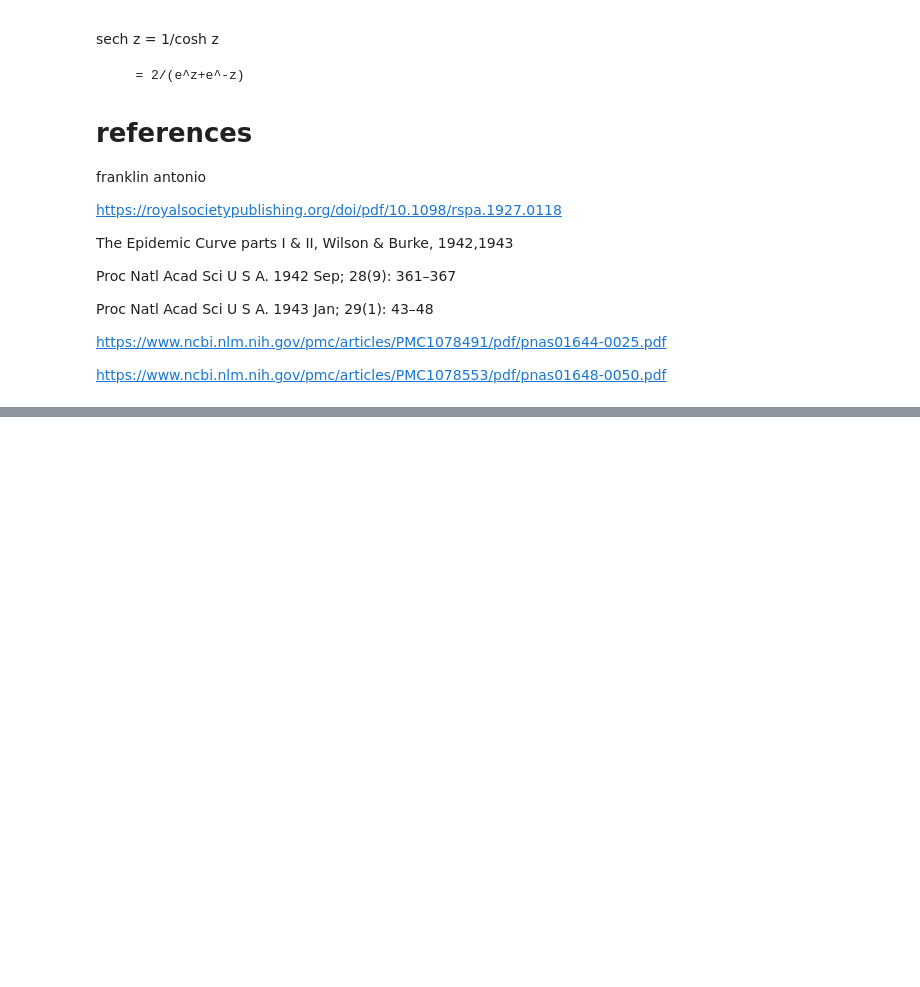
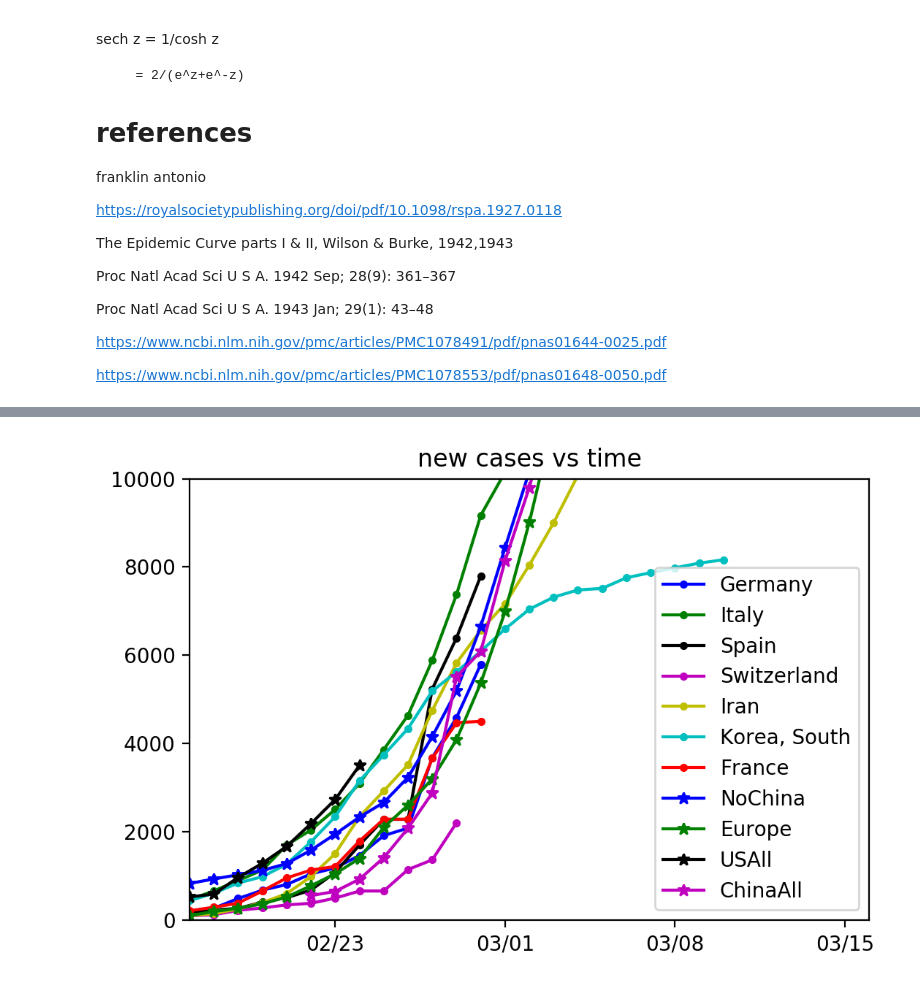
Before and after one commit to raysalem/sars-cov-19, a Jupyter notebook: cov-19.ipynb, the cells around one changed output, grey strips where cells are left out. Saved outputs shown, nothing was run; the diff lists cells and outputs as text; code cells hidden in the pictures; blank space fills up the shorter version.

```diff
--- a/cov-19.ipynb
+++ b/cov-19.ipynb
@@ -389,34 +419,36 @@ offsets = {"ChinaAll":31,
            "Norway":-20,
            "United Kingdom":-20,
            "USAll":-20}
 
 
 
 
 
 #plt.rcParams['axes.prop_cycle'] = ("cycler('color', 'rgbcmyk') +"
 #                                   "cycler('lw', [1, 1, 3])")
 
 fig, ax=plt.subplots(1,1)
-for index, row in data[data[dt]>1000].iterrows():
+for index, row in data[data[dt]>2000].iterrows():
     ctr =index[0]
     #print(ctr)
     if("China" == ctr): continue
 
     vdt = [(d +datetime.timedelta(days=offsets[ctr])).date()#.strftime("%m/%d")
            for d in data.columns]
 
     ax.plot(vdt,row.values, label=ctr)
 #ax.xaxis.set_major_locator(myLocator)
 ax.grid()
 #control range to zoom regio of interest
 ax.set_ylim(0, 10000)
 ax.set_xlim(datetime.date(2020, 2, 17), datetime.date.today())
 ax.xaxis.set_major_locator(myLocator)
 ax.grid()
 ax.xaxis.set_major_formatter(myFmt)
 ax.legend()
 ax.set_title("new cases vs time");
+# %% [output]
+[figure, added]
 # %%
 # try to predict the 'US' covid-19 number of illness, will adapt the rate, note this will only reflect
 # the positive exponent of the logistic curver (at the inflection points switchs from exponential to logarithmic)
```
Also changed, not shown: parts of 6 cells of this notebook, 1 other file.
